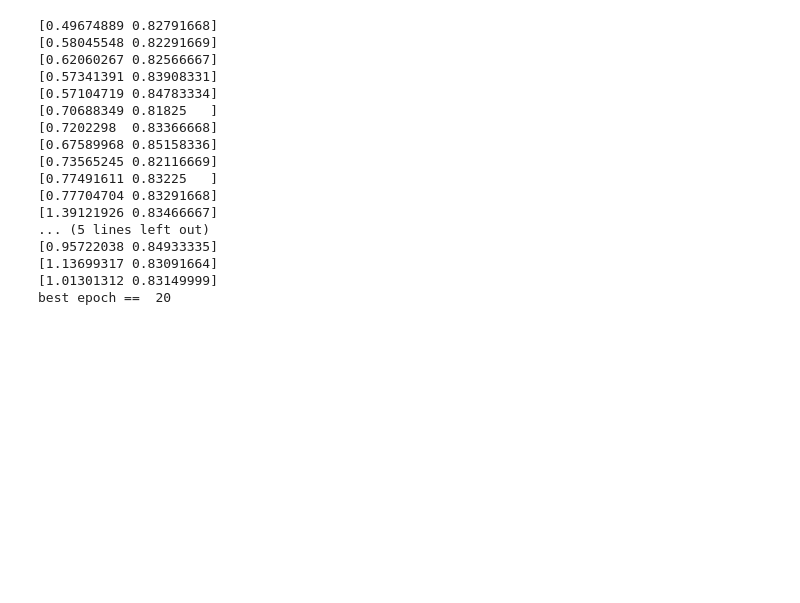
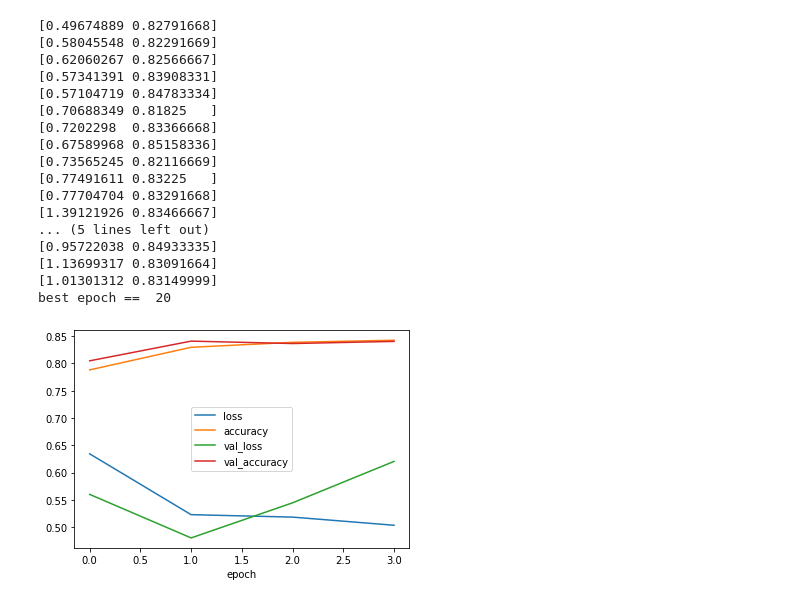
Before and after one commit to xcellentbird/Study-Machine_Learning-with-scikit-learn, a Jupyter notebook: MNIST_드롭아웃_콜백_조기종료.ipynb, the cells around one changed output. Cells and saved outputs as stored; diff of their text form; code cells hidden in the pictures; blank space fills up the shorter version.

```diff
--- a/MNIST_드롭아웃_콜백_조기종료.ipynb
+++ b/MNIST_드롭아웃_콜백_조기종료.ipynb
@@ -286,3 +286,20 @@ for i, score in enumerate(val_score):
 best epoch ==  20
 # %%
 왜 이럴까... 책에서는 콜백은 최상의 검증 점수를 만드는 모델을 저장한다고 되어있는데,
+# %%
+checkpoint = keras.callbacks.ModelCheckpoint('best_model.h5')
+# patience는 N번 연속 검증 점수가 향상되지 않으면 훈련을 종료하는 역할, restore_best_wieghts을 True로 하면, 가장 낮은 손실을 낸 모델 파라미터로 되돌린다.
+early_stopping = keras.callbacks.EarlyStopping(patience=2, restore_best_weights=True)
+
+model4 = model_fn()
+optimizier = keras.optimizers.RMSprop(learning_rate=0.01)
+model4.compile(loss='sparse_categorical_crossentropy', metrics='accuracy', optimizer=optimizier)
+fit_score = model4.fit(train_scaled, train_target, epochs=20, verbose=0, validation_data=(val_scaled, val_target), callbacks=[checkpoint, early_stopping])
+
+for k in fit_score.history.keys():
+  plt.plot(fit_score.history[k])
+plt.xlabel('epoch')
+plt.legend(fit_score.history)
+plt.show()
+# %% [output]
+[figure, added]
```
Also changed, not shown: parts of 1 cell of this notebook.
